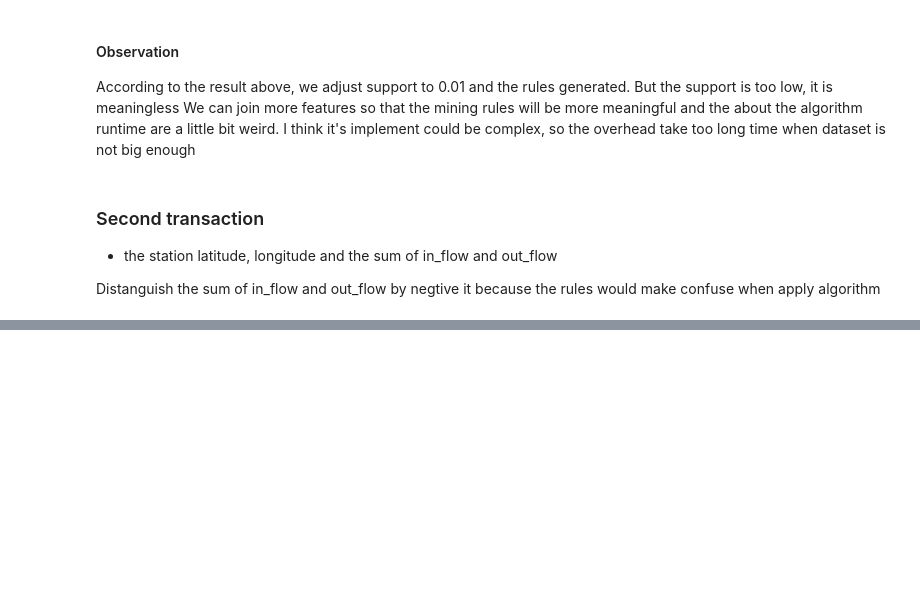
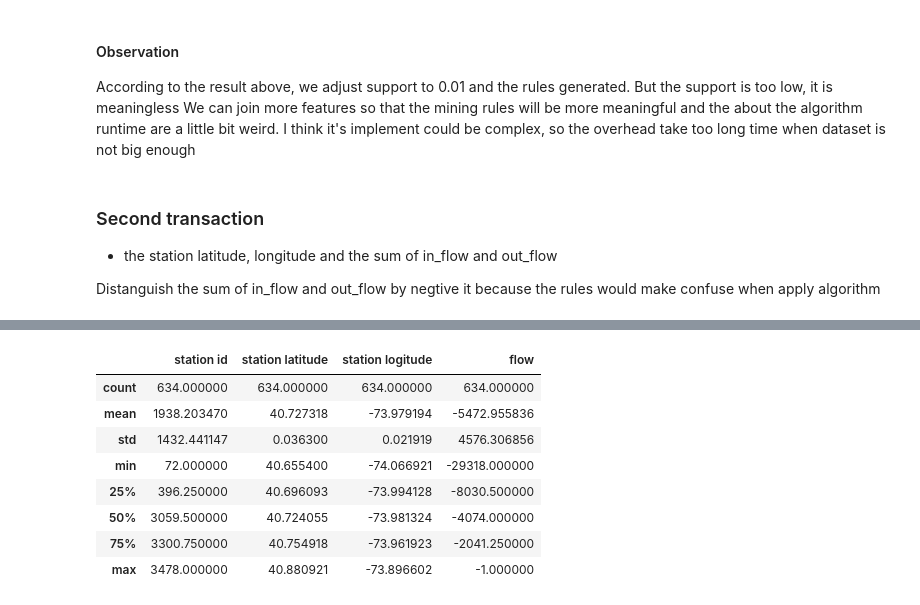
Before and after one commit to ss8651twtw/Data-Mining, a Jupyter notebook: hw1/Group3 hw1 0416077.ipynb, the cells around one changed output, grey strips where cells are left out. Saved outputs shown, nothing was run; the diff lists cells and outputs as text; code cells hidden in the pictures; blank space fills up the shorter version.

```diff
--- a/hw1/Group3 hw1 0416077.ipynb
+++ b/hw1/Group3 hw1 0416077.ipynb
@@ -270,3 +274,10 @@ We can join more features so that the mining rules will be more meaningful and t
 - the station latitude, longitude and the sum of in_flow and out_flow
 
 Distanguish the sum of in_flow and out_flow by negtive it because the rules would make confuse when apply algorithm
+# %%
+pos = station_info.sort_values(by = 'station id')
+pos = pos[['station id', 'station latitude', 'station logitude']].reset_index(level = 0, drop = True)
+station_flow = pd.DataFrame(station_in_flow.sum() + station_out_flow.sum())
+station_flow.columns = ['flow']
+pos['flow'] = -station_flow.values
+pos.head()
@@ -272,0 +291,12 @@ Distanguish the sum of in_flow and out_flow by negtive it because the rules woul
+# %%
+pos.describe()
+# %% [output]
+|  | station id | station latitude | station logitude | flow |
+| count | 634.000000 | 634.000000 | 634.000000 | 634.000000 |
+| mean | 1938.203470 | 40.727318 | -73.979194 | -5472.955836 |
+| std | 1432.441147 | 0.036300 | 0.021919 | 4576.306856 |
+| min | 72.000000 | 40.655400 | -74.066921 | -29318.000000 |
+| 25% | 396.250000 | 40.696093 | -73.994128 | -8030.500000 |
+| 50% | 3059.500000 | 40.724055 | -73.981324 | -4074.000000 |
+| 75% | 3300.750000 | 40.754918 | -73.961923 | -2041.250000 |
+| max | 3478.000000 | 40.880921 | -73.896602 | -1.000000 |
```
Also changed, not shown: parts of 25 cells of this notebook.
